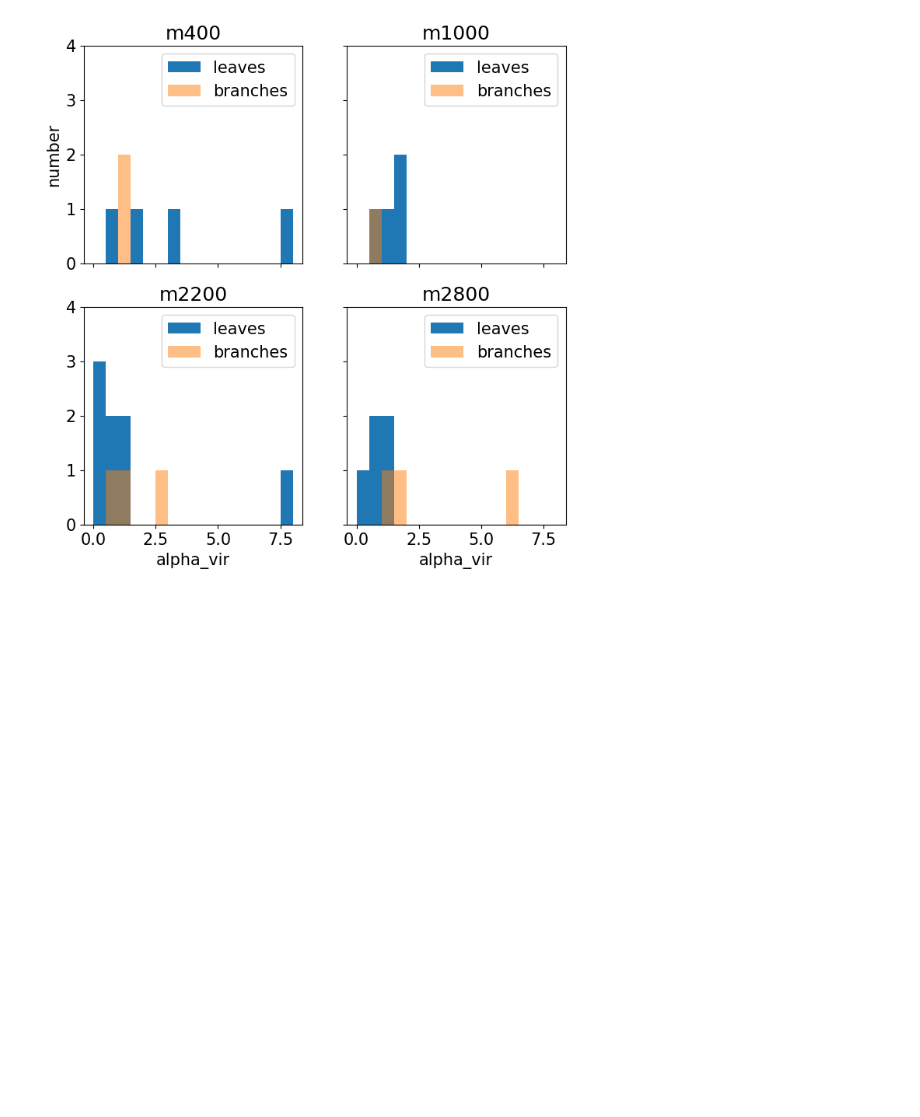
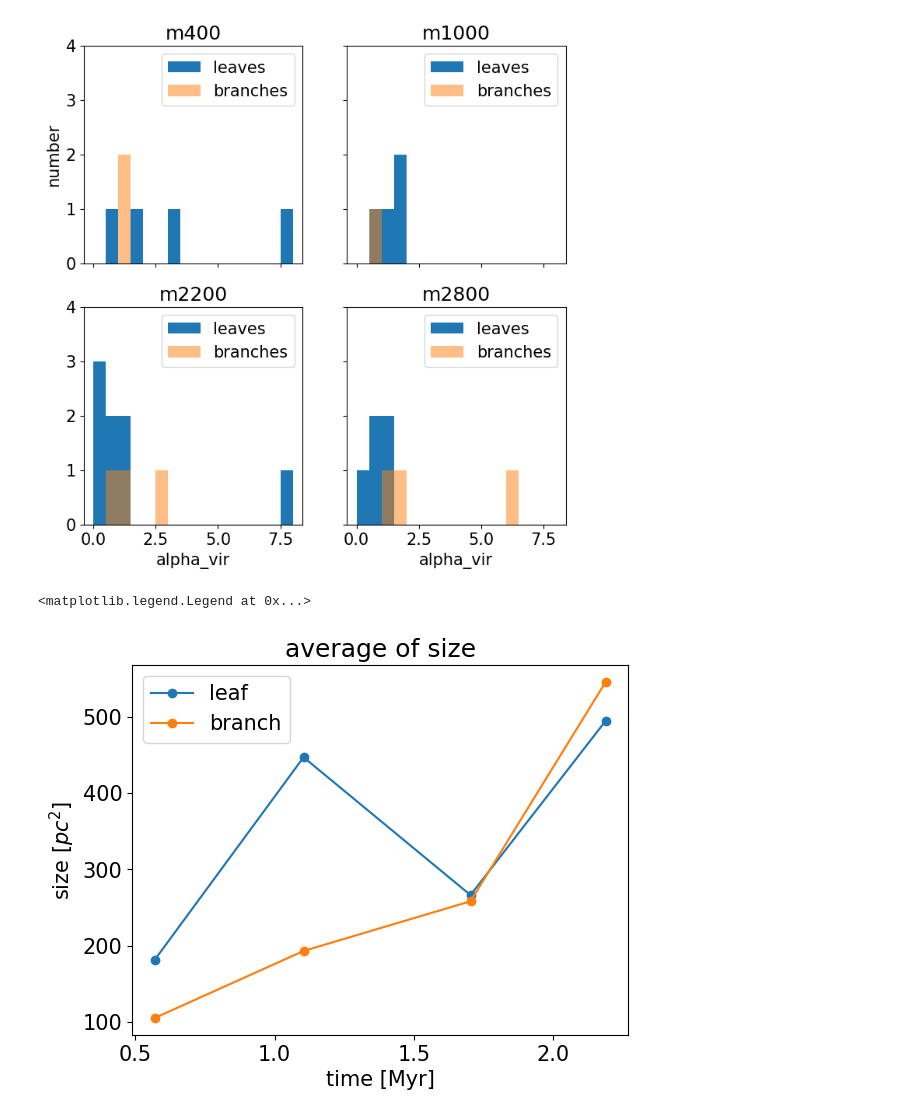
Before and after one commit to kotora260/StarGen, a Jupyter notebook: discuss_3D.ipynb, the cells around one changed output. Cells and saved outputs as stored; diff of their text form; code cells hidden in the pictures; blank space fills up the shorter version.

```diff
--- a/discuss_3D.ipynb
+++ b/discuss_3D.ipynb
@@ -165,3 +167,19 @@ axes[1, 1].legend()
 # %% [output]
 <matplotlib.legend.Legend at 0x...>
 [figure]
+# %%
+# plot average of size
+
+leaf_size_ave = [181.53824888169765, 447.1508154273033, 266.3910324499011, 494.9797605872154]
+branch_size_ave = [105.2485902607441, 193.05954426527023, 258.24308931827545, 545.9640875458717]
+
+plt.plot(myr, leaf_size_ave, marker='o', label='leaf')
+plt.plot(myr, branch_size_ave, marker='o', label='branch')
+
+plt.title('average of size')
+plt.xlabel('time [Myr]')
+plt.ylabel('size [$pc^2$]')
+plt.legend()
+# %% [output]
+<matplotlib.legend.Legend at 0x...>
+[figure, added]
```
Also changed, not shown: parts of 4 cells of this notebook.
